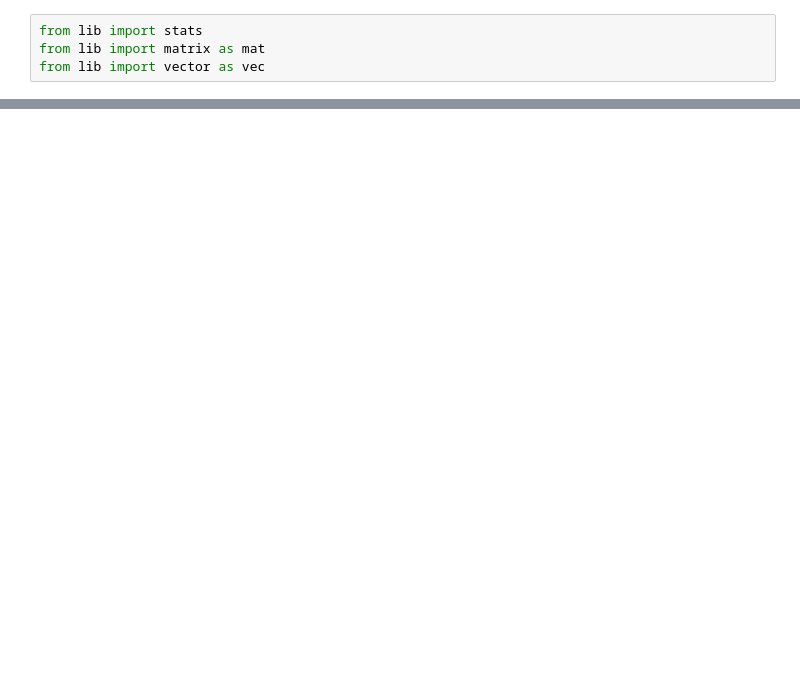
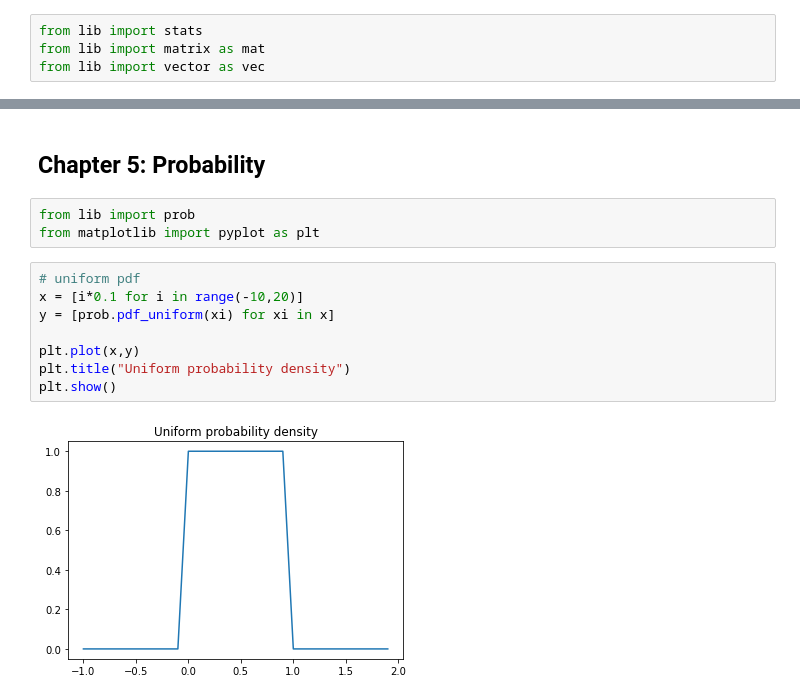
Before and after one commit to ivaturi/onepercent, a Jupyter notebook: ds/ds-from-scratch/ds-from-scratch.ipynb, the cells around one changed output, grey strips where cells are left out. Saved outputs shown, nothing was run; the diff lists cells and outputs as text; blank space fills up the shorter version.

Commit message:
DS from scratch, chapter 5: probability - getting started

```diff
--- a/ds/ds-from-scratch/ds-from-scratch.ipynb
+++ b/ds/ds-from-scratch/ds-from-scratch.ipynb
@@ -37,0 +40,15 @@ print(f" Correlation: {stats.correlation(v1, v2):.2f}")
+# %% [markdown]
+## Chapter 5: Probability <a name="probability"></a>
+# %%
+from lib import prob
+from matplotlib import pyplot as plt
+# %%
+# uniform pdf
+x = [i*0.1 for i in range(-10,20)]
+y = [prob.pdf_uniform(xi) for xi in x]
+
+plt.plot(x,y)
+plt.title("Uniform probability density")
+plt.show()
+# %% [output]
+[figure, added]
```
Also changed, not shown: parts of 5 cells of this notebook, 1 other file.
